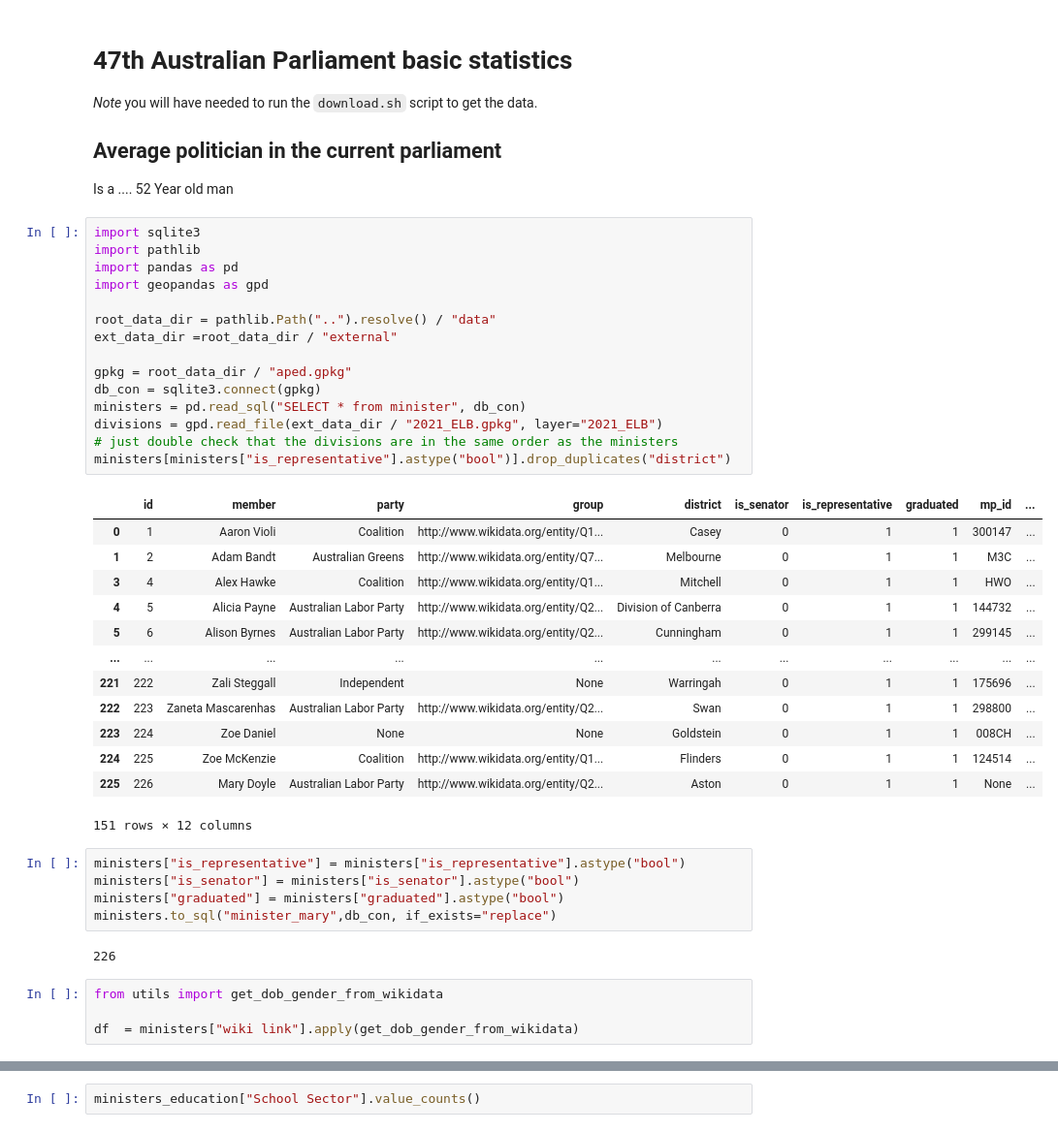
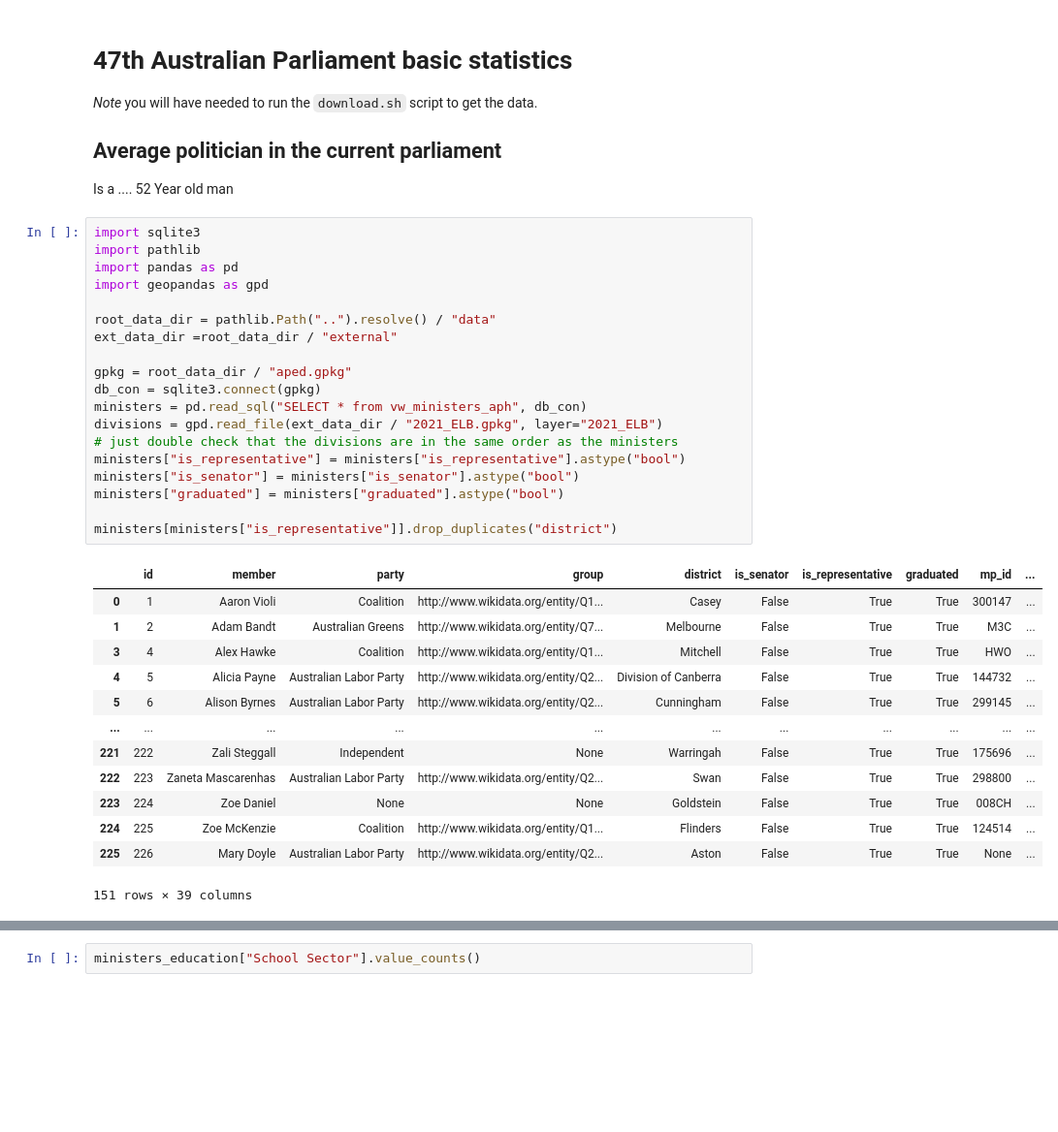
Before and after one commit to Mappboy/apemap, a Jupyter notebook: notebooks/analysis.ipynb, the cells around one changed output, grey strips where cells are left out. Shown: that part at 97% size. Cells and saved outputs as stored; diff of their text form; blank space fills up the shorter version.

```diff
--- a/notebooks/analysis.ipynb
+++ b/notebooks/analysis.ipynb
@@ -6,40 +6,33 @@ Is a .... 52 Year old man
 # %%
 import sqlite3
 import pathlib
 import pandas as pd
 import geopandas as gpd
 
 root_data_dir = pathlib.Path("..").resolve() / "data"
 ext_data_dir =root_data_dir / "external"
 
 gpkg = root_data_dir / "aped.gpkg"
 db_con = sqlite3.connect(gpkg)
-ministers = pd.read_sql("SELECT * from minister", db_con)
+ministers = pd.read_sql("SELECT * from vw_ministers_aph", db_con)
 divisions = gpd.read_file(ext_data_dir / "2021_ELB.gpkg", layer="2021_ELB")
 # just double check that the divisions are in the same order as the ministers
-ministers[ministers["is_representative"].astype("bool")].drop_duplicates("district")
+ministers["is_representative"] = ministers["is_representative"].astype("bool")
+ministers["is_senator"] = ministers["is_senator"].astype("bool")
+ministers["graduated"] = ministers["graduated"].astype("bool")
+
+ministers[ministers["is_representative"]].drop_duplicates("district")
 # %% [output]
 |  | id | member | party | group | district | is_senator | is_representative | graduated | mp_id | ... |
-| 0 | 1 | Aaron Violi | Coalition | http://www.wikidata.org/entity/Q1... | Casey | 0 | 1 | 1 | 300147 | ... |
-| 1 | 2 | Adam Bandt | Australian Greens | http://www.wikidata.org/entity/Q7... | Melbourne | 0 | 1 | 1 | M3C | ... |
-| 3 | 4 | Alex Hawke | Coalition | http://www.wikidata.org/entity/Q1... | Mitchell | 0 | 1 | 1 | HWO | ... |
-| 4 | 5 | Alicia Payne | Australian Labor Party | http://www.wikidata.org/entity/Q2... | Division of Canberra | 0 | 1 | 1 | 144732 | ... |
-| 5 | 6 | Alison Byrnes | Australian Labor Party | http://www.wikidata.org/entity/Q2... | Cunningham | 0 | 1 | 1 | 299145 | ... |
+| 0 | 1 | Aaron Violi | Coalition | http://www.wikidata.org/entity/Q1... | Casey | False | True | True | 300147 | ... |
+| 1 | 2 | Adam Bandt | Australian Greens | http://www.wikidata.org/entity/Q7... | Melbourne | False | True | True | M3C | ... |
+| 3 | 4 | Alex Hawke | Coalition | http://www.wikidata.org/entity/Q1... | Mitchell | False | True | True | HWO | ... |
+| 4 | 5 | Alicia Payne | Australian Labor Party | http://www.wikidata.org/entity/Q2... | Division of Canberra | False | True | True | 144732 | ... |
+| 5 | 6 | Alison Byrnes | Australian Labor Party | http://www.wikidata.org/entity/Q2... | Cunningham | False | True | True | 299145 | ... |
 | ... | ... | ... | ... | ... | ... | ... | ... | ... | ... | ... |
-| 221 | 222 | Zali Steggall | Independent | None | Warringah | 0 | 1 | 1 | 175696 | ... |
-| 222 | 223 | Zaneta Mascarenhas | Australian Labor Party | http://www.wikidata.org/entity/Q2... | Swan | 0 | 1 | 1 | 298800 | ... |
-| 223 | 224 | Zoe Daniel | None | None | Goldstein | 0 | 1 | 1 | 008CH | ... |
-| 224 | 225 | Zoe McKenzie | Coalition | http://www.wikidata.org/entity/Q1... | Flinders | 0 | 1 | 1 | 124514 | ... |
-| 225 | 226 | Mary Doyle | Australian Labor Party | http://www.wikidata.org/entity/Q2... | Aston | 0 | 1 | 1 | None | ... |
+| 221 | 222 | Zali Steggall | Independent | None | Warringah | False | True | True | 175696 | ... |
+| 222 | 223 | Zaneta Mascarenhas | Australian Labor Party | http://www.wikidata.org/entity/Q2... | Swan | False | True | True | 298800 | ... |
+| 223 | 224 | Zoe Daniel | None | None | Goldstein | False | True | True | 008CH | ... |
+| 224 | 225 | Zoe McKenzie | Coalition | http://www.wikidata.org/entity/Q1... | Flinders | False | True | True | 124514 | ... |
+| 225 | 226 | Mary Doyle | Australian Labor Party | http://www.wikidata.org/entity/Q2... | Aston | False | True | True | None | ... |
-151 rows × 12 columns
+151 rows × 39 columns
-# %%
-ministers["is_representative"] = ministers["is_representative"].astype("bool")
-ministers["is_senator"] = ministers["is_senator"].astype("bool")
-ministers["graduated"] = ministers["graduated"].astype("bool")
-ministers.to_sql("minister_mary",db_con, if_exists="replace")
-# %% [output]
-226
-# %%
-from utils import get_dob_gender_from_wikidata
-
-df  = ministers["wiki link"].apply(get_dob_gender_from_wikidata)
```
Also changed, not shown: parts of 14 cells of this notebook, 7 other files.
